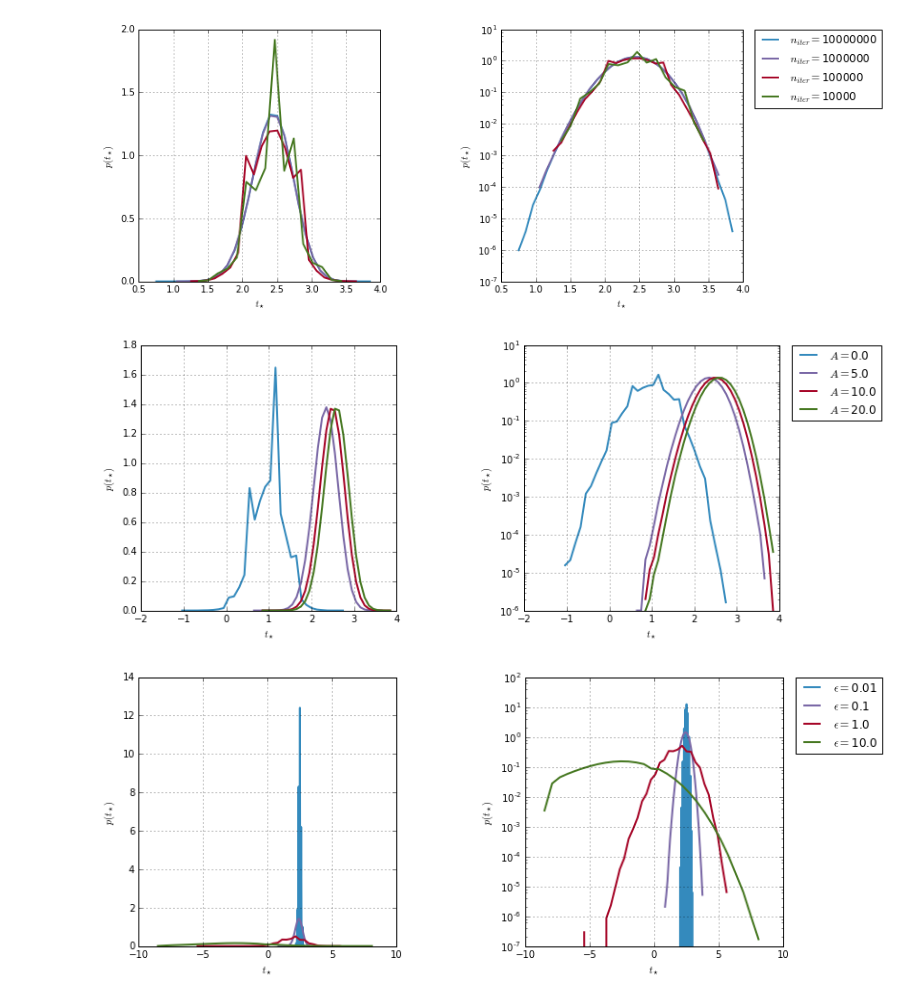
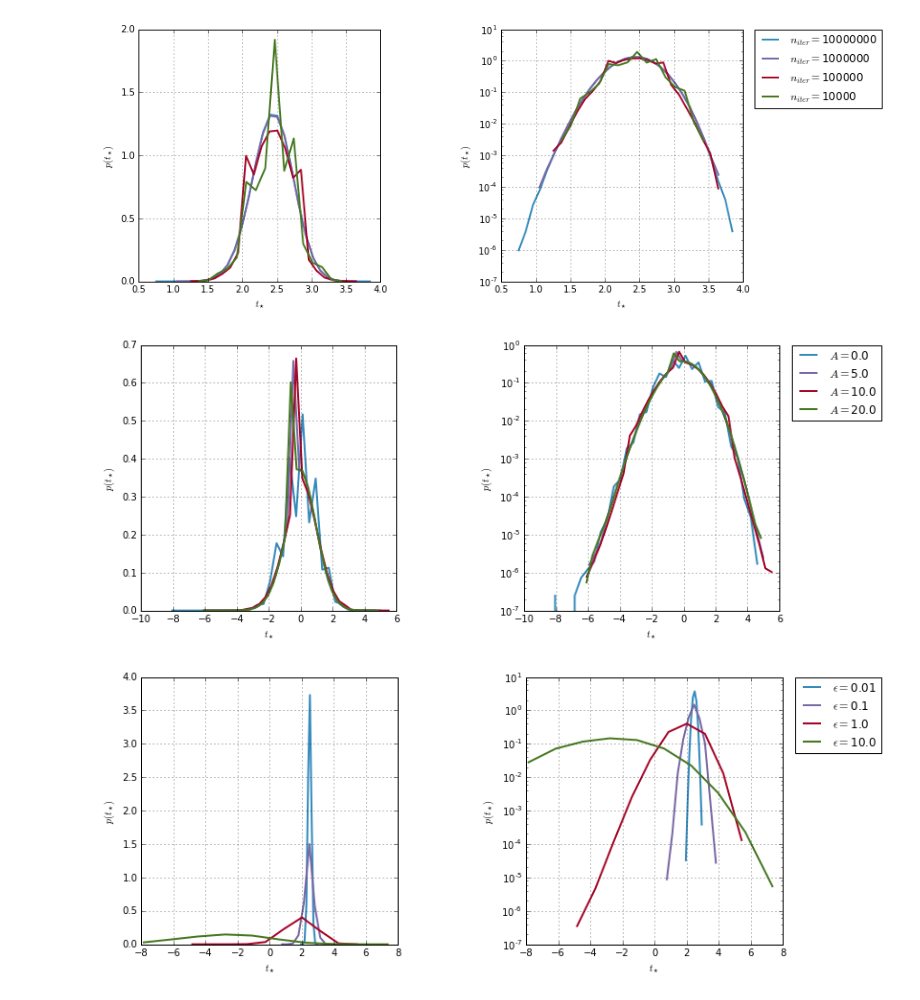
Before and after one commit to cbherbert/stochrare, a Jupyter notebook: Stability-Loss.ipynb, the cells around one changed output. Cells and saved outputs as stored; diff of their text form; code cells hidden in the pictures.

Commit message:
Added standardization option for escape time pdf and updated notebook

```diff
--- a/Stability-Loss.ipynb
+++ b/Stability-Loss.ipynb
@@ -37,0 +93,10 @@ deterministic_model.trajectoryplot(stochtrans1D.StochModel(lambda x,t: x**2,0).t
+# %%
+fig = plt.figure()
+ax  = plt.axes()
+ax.set_xlabel('A')
+ax.set_ylabel('$t_\star(A)$')
+ax.set_ylim([0,3])
+ax.grid()
+ax.plot(*zip(*[(A,deterministic_model.escapetime_sample(-3.0,-9.0,A,ntraj=1,dt=0.01)) for A in np.linspace(0,20)]))
+#ax.plot(np.linspace(0.1,20),2.7-1.0/np.linspace(0.1,20))
+plt.show()
@@ -134,19 +217,19 @@ escapetime_pdf_cvg(-3,-9,10,stoch_model_1,maxtraj=10000000,mintraj=10000)
 # %%
 fig, (ax1, ax2) = plt.subplots(1,2,figsize=(12,5))
 for ax in (ax1,ax2):
     ax.set_xlabel('$t_\star$')
     ax.set_ylabel('$p(t_\star)$')
     ax.grid()
 ax2.set_yscale('log')
 for A in [0.,5.0,10.0,20.0]:
-    pdf = stoch_model_1.escapetime_pdf(-3.0,-9.0,A,ntraj=10000000)
+    pdf = stoch_model_1.escapetime_pdf(-3.0,-9.0,A,ntraj=10000000,standardize=True)
     pdf_line1, = ax1.plot(*pdf,linewidth=2,label='$A=$'+str(A))
     pdf_line2, = ax2.plot(*pdf,linewidth=2,label='$A=$'+str(A))
 plt.legend(bbox_to_anchor=(1.05, 1),loc=2, borderaxespad=0.)
 fig.subplots_adjust(wspace=0.5)
 plt.show()
 # %% [output]
-[figure, old version]
+[figure, new version]
 # %%
 def escapetime_pdf_plot(x0,t0,A,*args,**kwargs):
     fig, (ax1, ax2) = plt.subplots(1,2,figsize=(12,5))
@@ -163,6 +251,6 @@ def escapetime_pdf_plot(x0,t0,A,*args,**kwargs):
     fig.subplots_adjust(wspace=0.5)
     plt.show()
 # %%
-escapetime_pdf_plot(-3,-9,10,stoch_model_2,stoch_model_1,stoch_model_0,stoch_model_00,ntraj=10000000)
+escapetime_pdf_plot(-3,-9,10,stoch_model_2,stoch_model_1,stoch_model_0,stoch_model_00,ntraj=10000000,bins=10)
 # %% [output]
-[figure, old version]
+[figure, new version]
```
Also changed, not shown: parts of 14 cells of this notebook, 1 other file.
